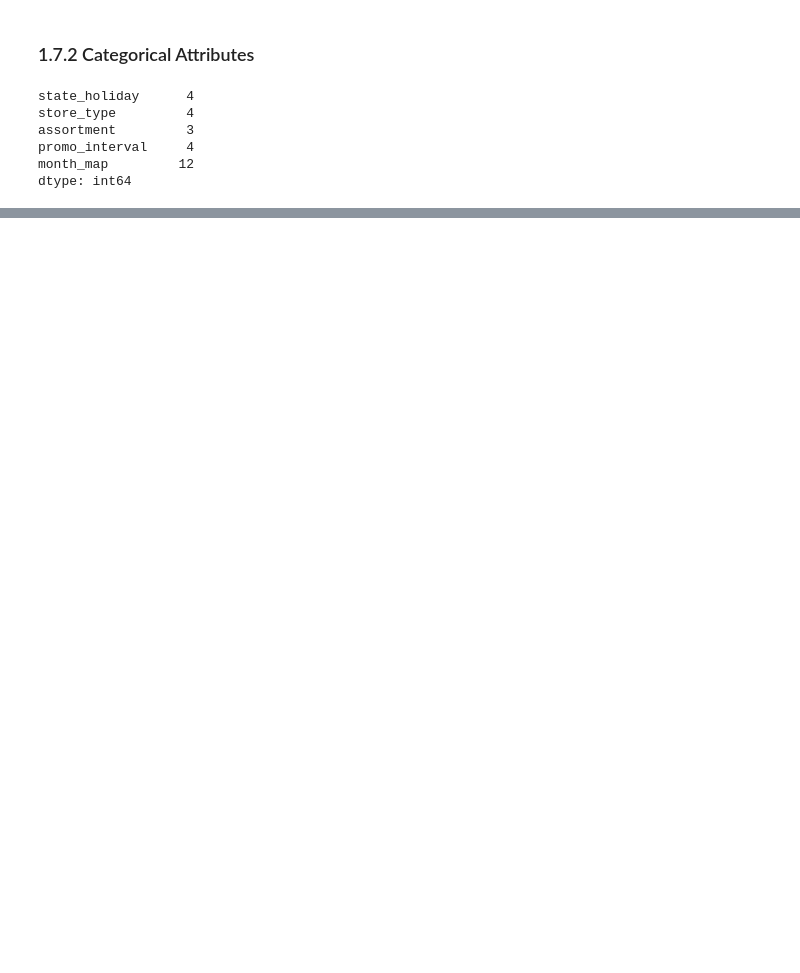
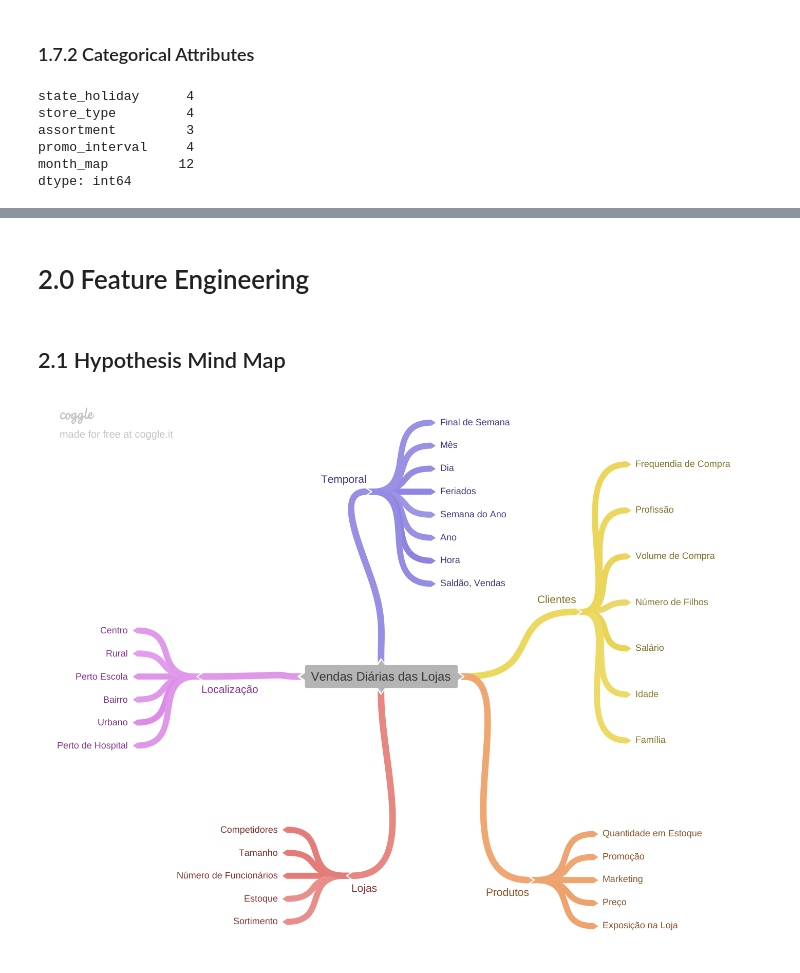
Before and after one commit to mendesdata/rossmann_store_sales, a Jupyter notebook: notebooks/rossmann.ipynb, the cells around one changed output, grey strips where cells are left out. Saved outputs shown, nothing was run; the diff lists cells and outputs as text; code cells hidden in the pictures; blank space fills up the shorter version.

Commit message:
Concluída Feature Engineering

```diff
--- a/notebooks/rossmann.ipynb
+++ b/notebooks/rossmann.ipynb
@@ -278,0 +285,2 @@ sns.boxplot( x='assortment', y='sales', data=df1_aux )
+# %% [markdown]
+# 2.0 Feature Engineering
@@ -278,0 +289,6 @@ sns.boxplot( x='assortment', y='sales', data=df1_aux )
+# %% [markdown]
+## 2.1 Hypothesis Mind Map
+# %%
+Image( '../img/mapa_de_hipoteses.png')
+# %% [output]
+[figure, added]
```
Also changed, not shown: parts of 35 cells of this notebook, 1 other file.
